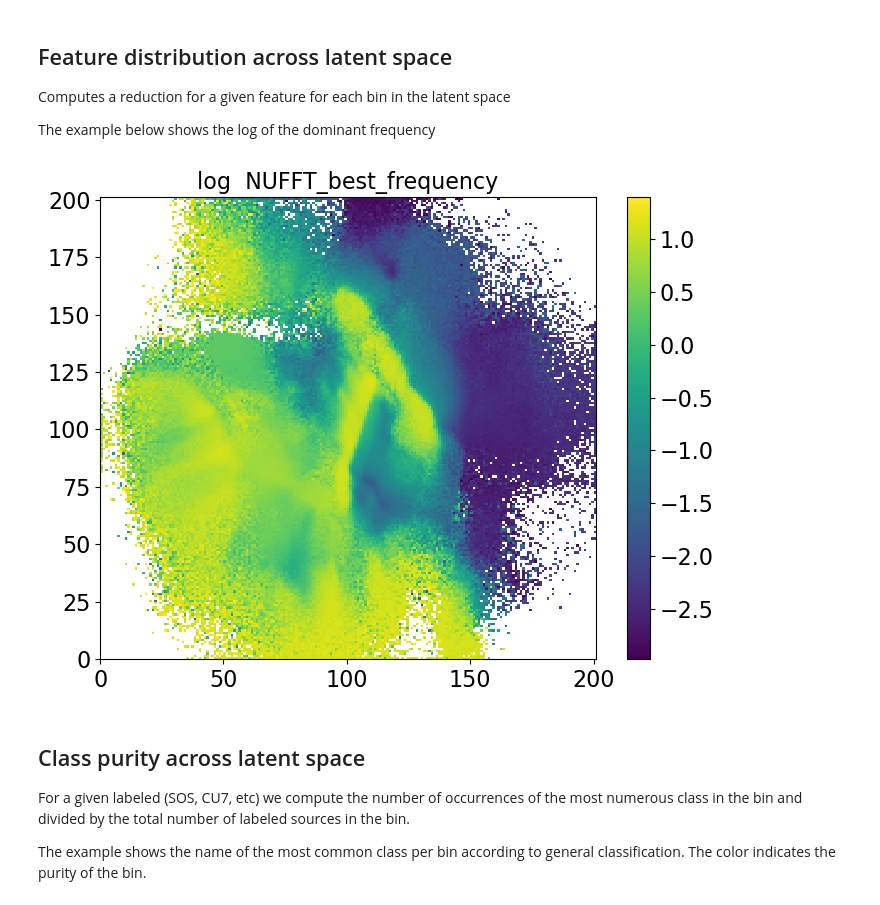
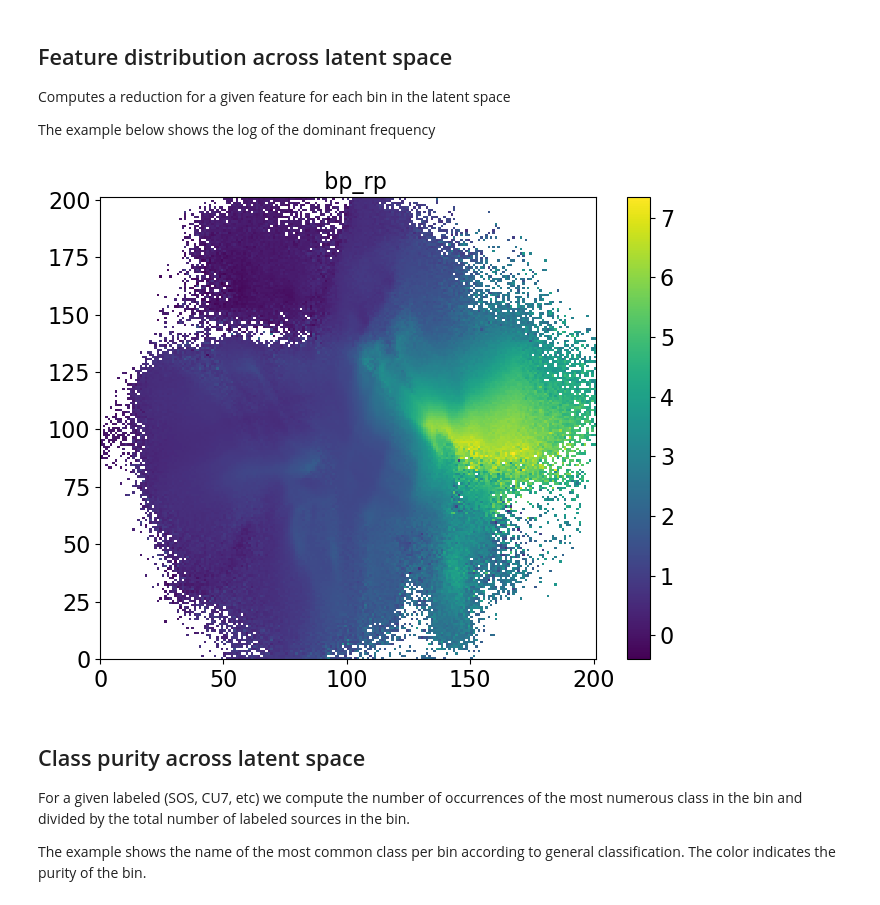
Before and after one commit to IvS-KULeuven/gaianet_dashboard, a Jupyter notebook: notebooks/plots.ipynb, the cells around one changed output. Cells and saved outputs as stored; diff of their text form; code cells hidden in the pictures.

```diff
--- a/notebooks/plots.ipynb
+++ b/notebooks/plots.ipynb
@@ -23,7 +23,7 @@ labels = pl.scan_csv('../data/metadata/labels.csv').select(
 )
 labels_sos = pl.scan_csv('../data/metadata/labels_sos.csv').select(
     ['source_id', 'SOS_class']
-)
+).with_columns(pl.col('SOS_class').str.split('/').list.get(0)).filter(pl.col('SOS_class').ne('S')).unique('source_id')
 labels_vari = pl.scan_csv('../data/metadata/labels_vari.csv').select(
     ['source_id', 'vari_class']
 )
@@ -52,41 +52,44 @@ Computes a reduction for a given feature for each bin in the latent space
 
 The example below shows the log of the dominant frequency
 # %%
-limits = np.round(np.linspace(-3, 3, 200), 2)
+limits = np.linspace(-3.2, 3.2, 200)
 
-feature_name = 'NUFFT_best_frequency'
-use_log = True
+feature_name = 'bp_rp'
+use_log = False
 use_abs = False
 
 def agg_expr(use_log, use_abs):
     col = pl.col(feature_name)
     if use_abs:
         col = col.abs()
     if use_log:
         col = col.log10()
     return col.mean()
 
 feature_matrix = all_meta.with_columns(
     all_meta.select('embedding_0').to_series().cut(limits),
     all_meta.select('embedding_1').to_series().cut(limits),
 ).group_by(
     ['embedding_0', 'embedding_1']
-).agg(agg_expr(use_log, use_abs)).select(
+).agg(
+    #pl.col(feature_name).len().log10()
+    agg_expr(use_log, use_abs)
+).select(
     ['embedding_0', 'embedding_1', feature_name]
 ).to_pandas().pivot(index='embedding_1', columns='embedding_0', values=feature_name)
 
 # Plotting the heatmap
 fig, ax = plt.subplots(figsize=(8, 6))
-im = ax.pcolormesh(feature_matrix)
+im = ax.pcolormesh(feature_matrix, cmap=plt.cm.viridis)
 
 #ax.set_xticks(np.arange(len(limits)+1)+0.5)
 #ax.set_xticklabels(list(feature_matrix.columns), rotation=45, fontsize=2)
 #ax.set_yticks(np.arange(len(limits)+1)+0.5)
 #ax.set_yticklabels(list(feature_matrix.columns), fontsize=2)
 plt.colorbar(im)
 ax.set_title(f'{"log" if use_log else ""} {"abs" if use_abs else ""} {feature_name}');
 # %% [output]
-[figure, old version]
+[figure, new version]
 # %% [markdown]
 ## Class purity across latent space
 
```
Also changed, not shown: parts of 2 cells of this notebook.
